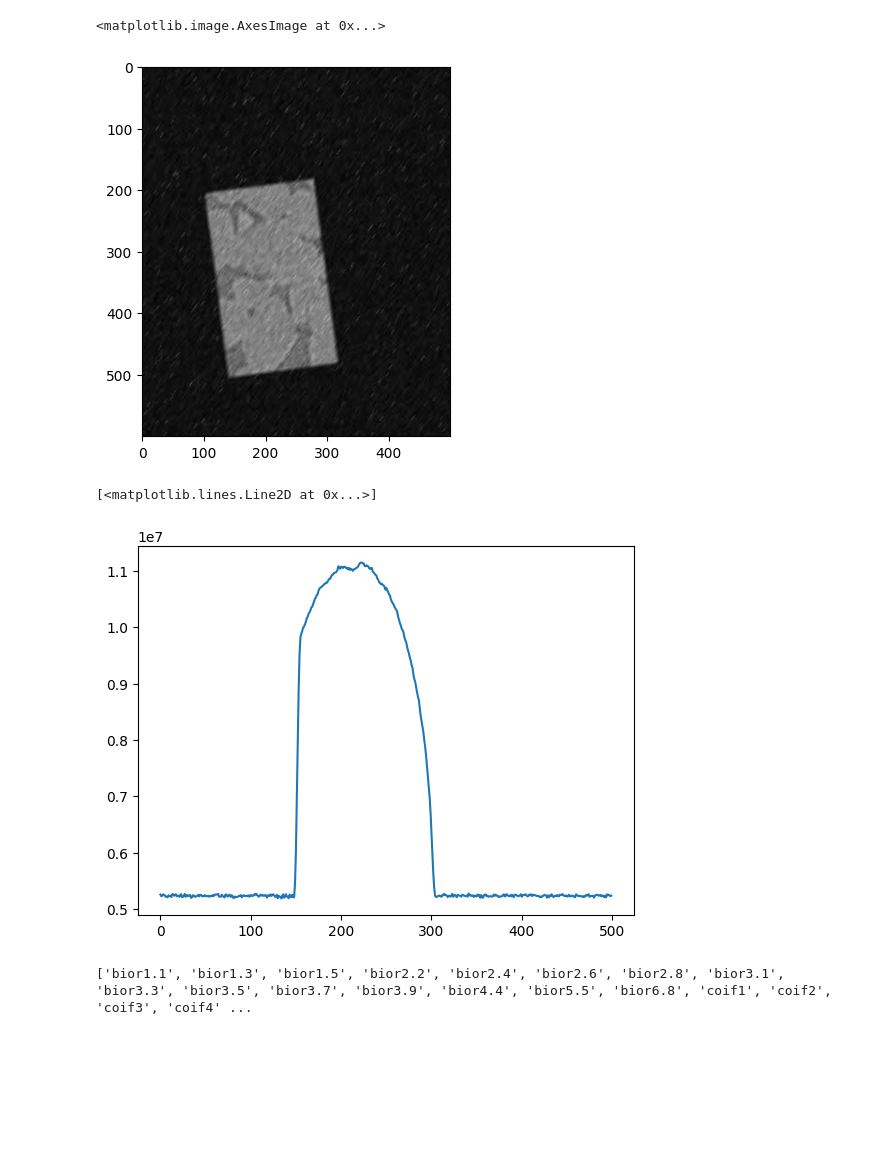
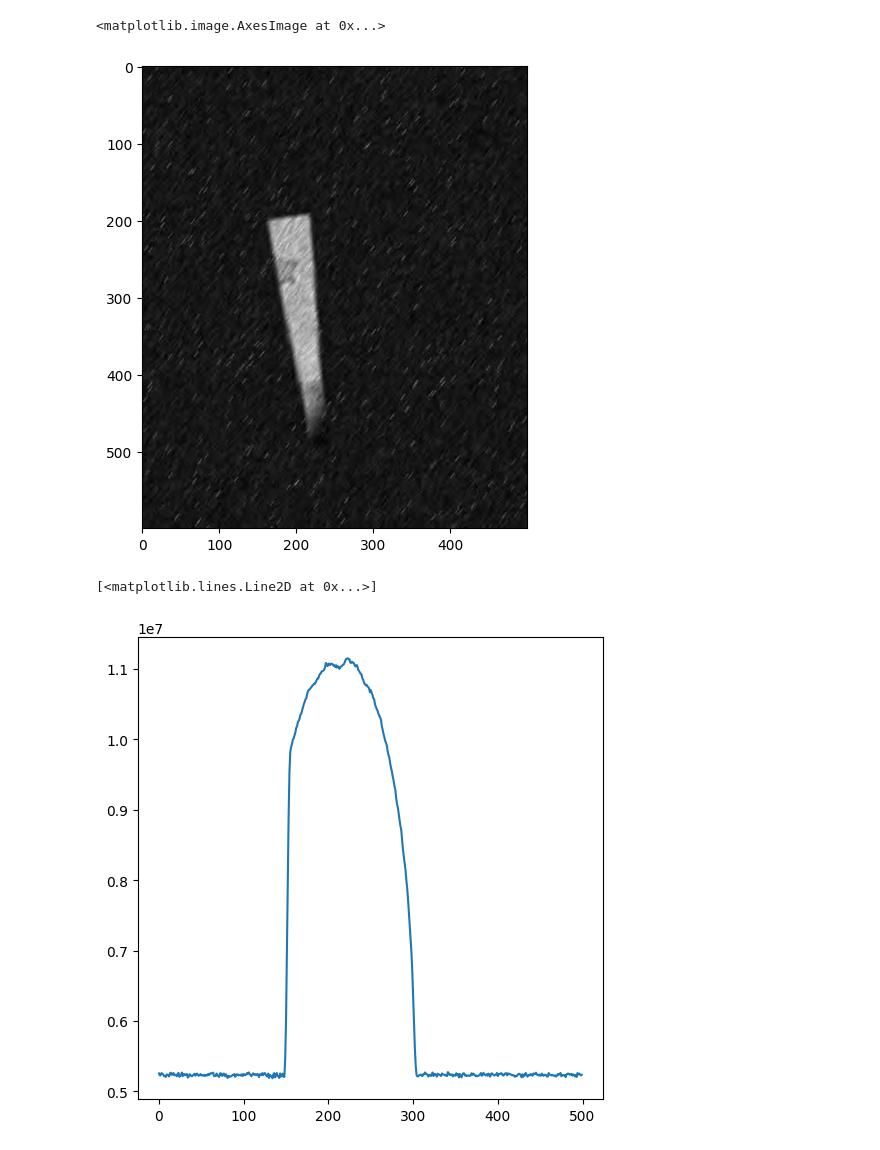
Before and after one commit to AlexGubkin/forInterview, a Jupyter notebook: rockProcessing/rockProcessing.ipynb, the cells around one changed output. Cells and saved outputs as stored; diff of their text form; code cells hidden in the pictures; blank space fills up the shorter version.

```diff
--- a/rockProcessing/rockProcessing.ipynb
+++ b/rockProcessing/rockProcessing.ipynb
@@ -55,24 +56,24 @@ for i in np.arange(0, len(CTSources), dtype = np.int64):
 # %%
 # Debugging
 figure, axis = plt.subplots()
-axis.imshow(CTImages[200], cmap='gray', vmin=0, vmax=255)
+figure.set_size_inches(6, 6)
+axis.imshow(CTImages[testSlice], cmap=plt.cm.gray)
 # %% [output]
 <matplotlib.image.AxesImage at 0x...>
-[figure, old version]
+[figure, new version]
 # %%
 x = np.arange(0, len(CTImages))
 # pk = np.array([imageMoment['m00'] for imageMoment in imagesMoments])
 p = np.array([imageMoment[0][0] for imageMoment in imagesMoments])
 # %%
 figure, axis = plt.subplots()
+figure.set_size_inches(6, 6)
 axis.plot(x, p)
 # %% [output]
 [<matplotlib.lines.Line2D at 0x...>]
-[figure, old version]
+[figure, new version]
 # %%
-print(pywt.wavelist(kind='discrete'))
+# print(pywt.wavelist(kind='discrete'))
-# %% [output]
-['bior1.1', 'bior1.3', 'bior1.5', 'bior2.2', 'bior2.4', 'bior2.6', 'bior2.8', 'bior3.1', 'bior3.3', 'bior3.5', 'bior3.7', 'bior3.9', 'bior4.4', 'bior5.5', 'bior6.8', 'coif1', 'coif2', 'coif3', 'coif4' ...
 # %%
 # print(pywt.Modes.modes)
 # %%
```
Also changed, not shown: parts of 26 cells of this notebook.
